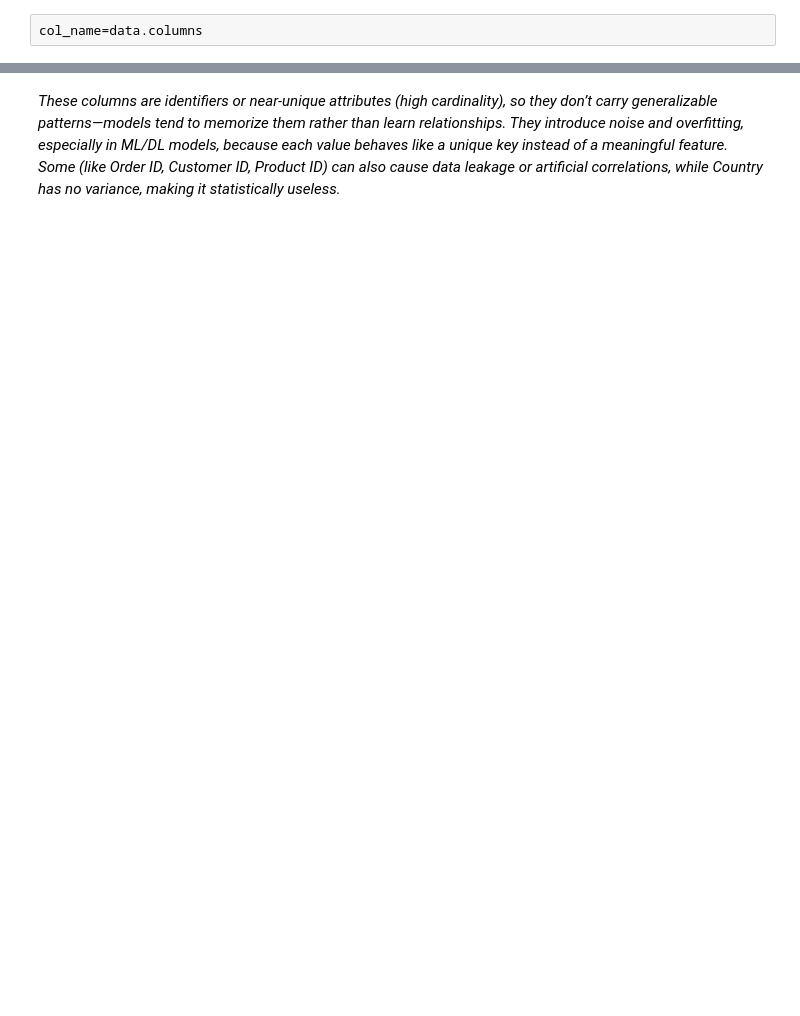
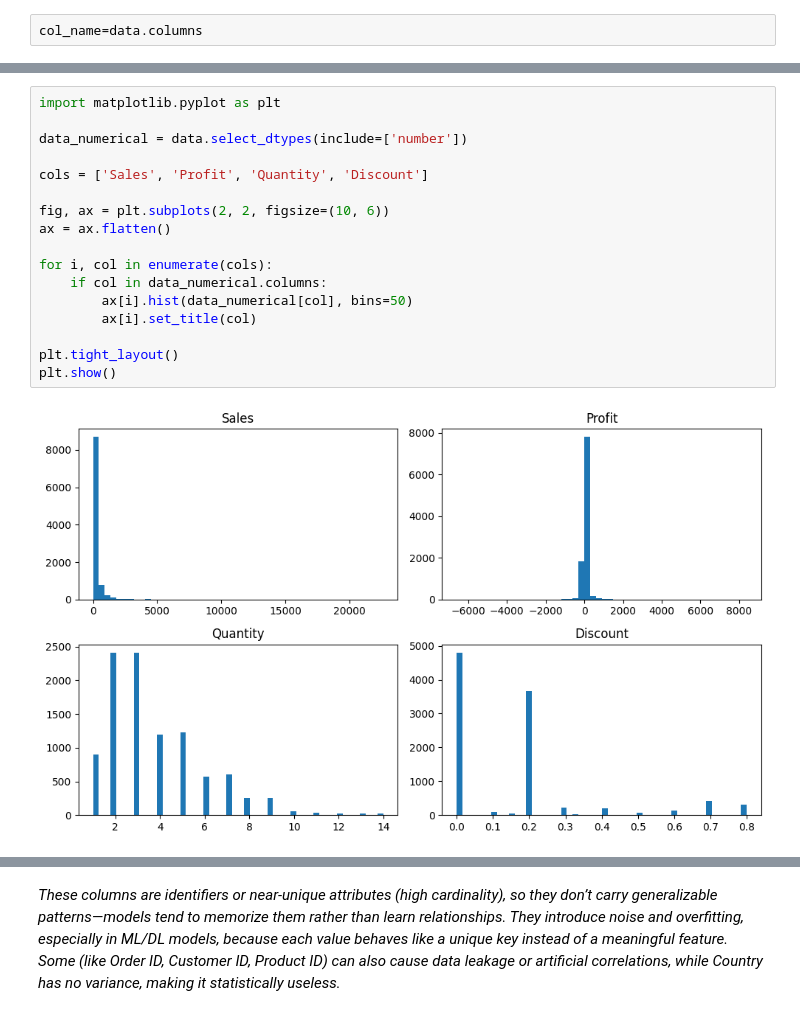
Before and after one commit to jhasankbharadwaj/carprice_prediction, a Jupyter notebook: Dynamic_Pricing_Suggestion_.ipynb, the cells around one changed output, grey strips where cells are left out. Saved outputs shown, nothing was run; the diff lists cells and outputs as text; blank space fills up the shorter version.

```diff
--- a/Dynamic_Pricing_Suggestion_.ipynb
+++ b/Dynamic_Pricing_Suggestion_.ipynb
@@ -46,0 +138,19 @@ for i in data.columns:
+# %%
+import matplotlib.pyplot as plt
+
+data_numerical = data.select_dtypes(include=['number'])
+
+cols = ['Sales', 'Profit', 'Quantity', 'Discount']
+
+fig, ax = plt.subplots(2, 2, figsize=(10, 6))
+ax = ax.flatten()
+
+for i, col in enumerate(cols):
+    if col in data_numerical.columns:
+        ax[i].hist(data_numerical[col], bins=50)
+        ax[i].set_title(col)
+
+plt.tight_layout()
+plt.show()
+# %% [output]
+[figure, added]
```
Also changed, not shown: parts of 31 cells of this notebook.
